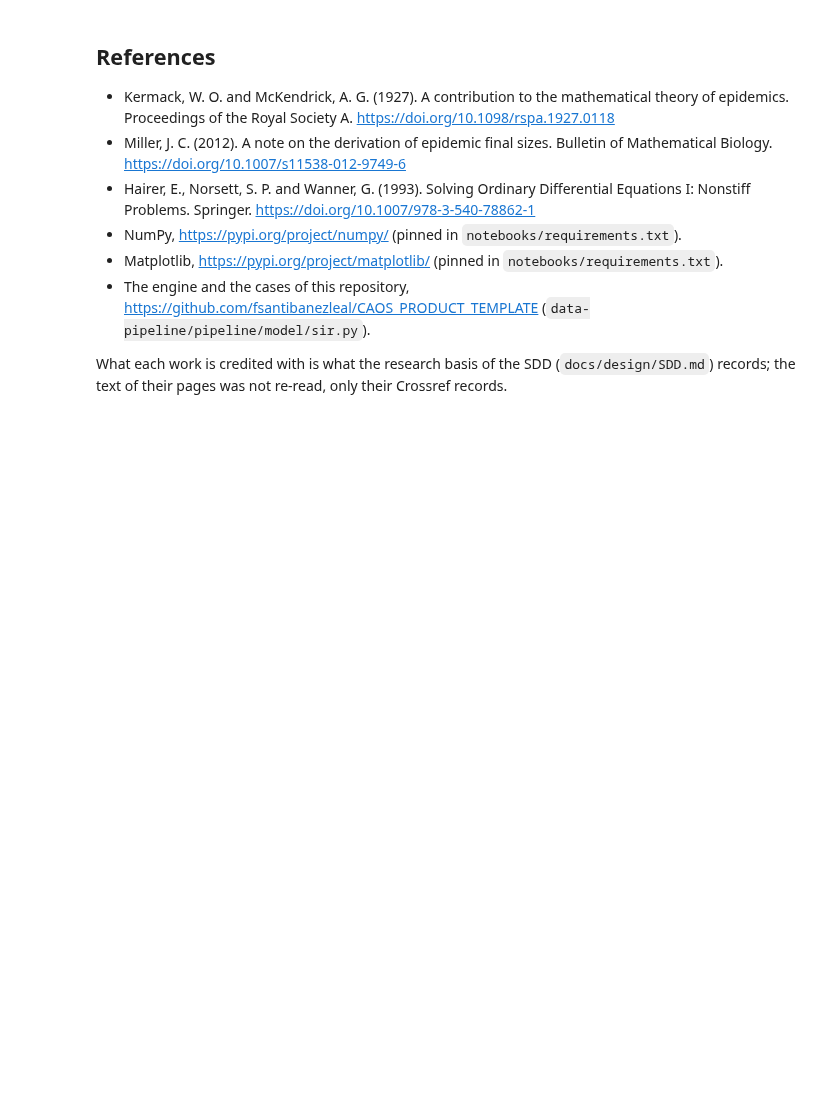
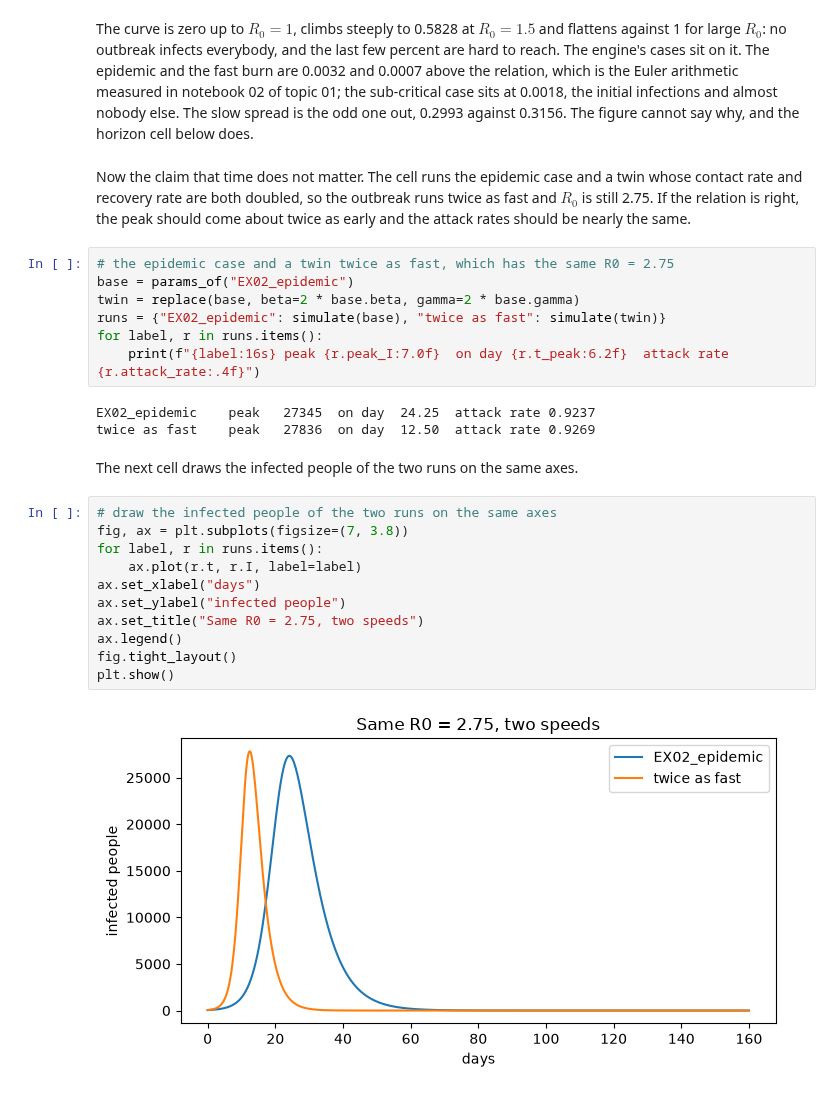
Before and after one commit to fsantibanezleal/CAOS_PRODUCT_TEMPLATE, a Jupyter notebook: notebooks/en/02-threshold-and-final-size/02-the-final-size.ipynb, the cells around one changed output. Cells and saved outputs as stored; diff of their text form; blank space fills up the shorter version.

```diff
--- a/notebooks/en/02-threshold-and-final-size/02-the-final-size.ipynb
+++ b/notebooks/en/02-threshold-and-final-size/02-the-final-size.ipynb
@@ -150,11 +150,29 @@ The iteration converges in 18 steps (the first values already sit near 0.92) and
 # %% [markdown]
-## References
-
-- Kermack, W. O. and McKendrick, A. G. (1927). A contribution to the mathematical theory of epidemics. Proceedings of the Royal Society A. https://doi.org/10.1098/rspa.1927.0118
-- Miller, J. C. (2012). A note on the derivation of epidemic final sizes. Bulletin of Mathematical Biology. https://doi.org/10.1007/s11538-012-9749-6
-- Hairer, E., Norsett, S. P. and Wanner, G. (1993). Solving Ordinary Differential Equations I: Nonstiff Problems. Springer. https://doi.org/10.1007/978-3-540-78862-1
-- NumPy, https://pypi.org/project/numpy/ (pinned in `notebooks/requirements.txt`).
-- Matplotlib, https://pypi.org/project/matplotlib/ (pinned in `notebooks/requirements.txt`).
-- The engine and the cases of this repository, https://github.com/fsantibanezleal/CAOS_PRODUCT_TEMPLATE (`data-pipeline/pipeline/model/sir.py`).
-
-What each work is credited with is what the research basis of the SDD (`docs/design/SDD.md`) records; the text of their pages was not re-read, only their Crossref records.
+The curve is zero up to $R_0 = 1$, climbs steeply to 0.5828 at $R_0 = 1.5$ and flattens against 1 for large $R_0$: no outbreak infects everybody, and the last few percent are hard to reach. The engine's cases sit on it. The epidemic and the fast burn are 0.0032 and 0.0007 above the relation, which is the Euler arithmetic measured in notebook 02 of topic 01; the sub-critical case sits at 0.0018, the initial infections and almost nobody else. The slow spread is the odd one out, 0.2993 against 0.3156. The figure cannot say why, and the horizon cell below does.
+# %% [markdown]
+Now the claim that time does not matter. The cell runs the epidemic case and a twin whose contact rate and recovery rate are both doubled, so the outbreak runs twice as fast and $R_0$ is still 2.75. If the relation is right, the peak should come about twice as early and the attack rates should be nearly the same.
+# %%
+# the epidemic case and a twin twice as fast, which has the same R0 = 2.75
+base = params_of("EX02_epidemic")
+twin = replace(base, beta=2 * base.beta, gamma=2 * base.gamma)
+runs = {"EX02_epidemic": simulate(base), "twice as fast": simulate(twin)}
+for label, r in runs.items():
+    print(f"{label:16s} peak {r.peak_I:7.0f}  on day {r.t_peak:6.2f}  attack rate {r.attack_rate:.4f}")
+# %% [output]
+EX02_epidemic    peak   27345  on day  24.25  attack rate 0.9237
+twice as fast    peak   27836  on day  12.50  attack rate 0.9269
+# %% [markdown]
+The next cell draws the infected people of the two runs on the same axes.
+# %%
+# draw the infected people of the two runs on the same axes
+fig, ax = plt.subplots(figsize=(7, 3.8))
+for label, r in runs.items():
+    ax.plot(r.t, r.I, label=label)
+ax.set_xlabel("days")
+ax.set_ylabel("infected people")
+ax.set_title("Same R0 = 2.75, two speeds")
+ax.legend()
+fig.tight_layout()
+plt.show()
+# %% [output]
+[figure, added]
```
Also changed, not shown: parts of 26 cells of this notebook, 16 other files.
